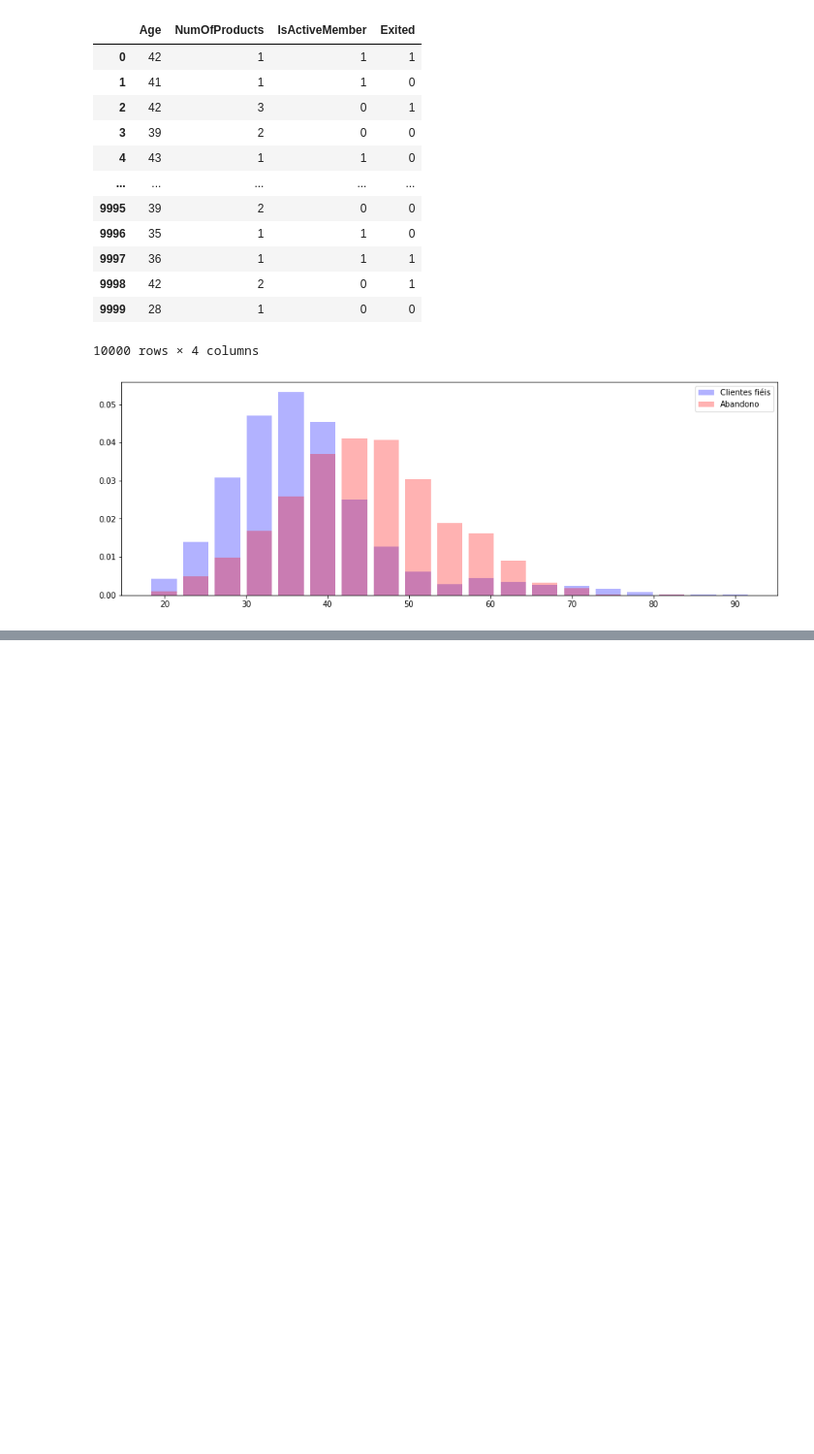
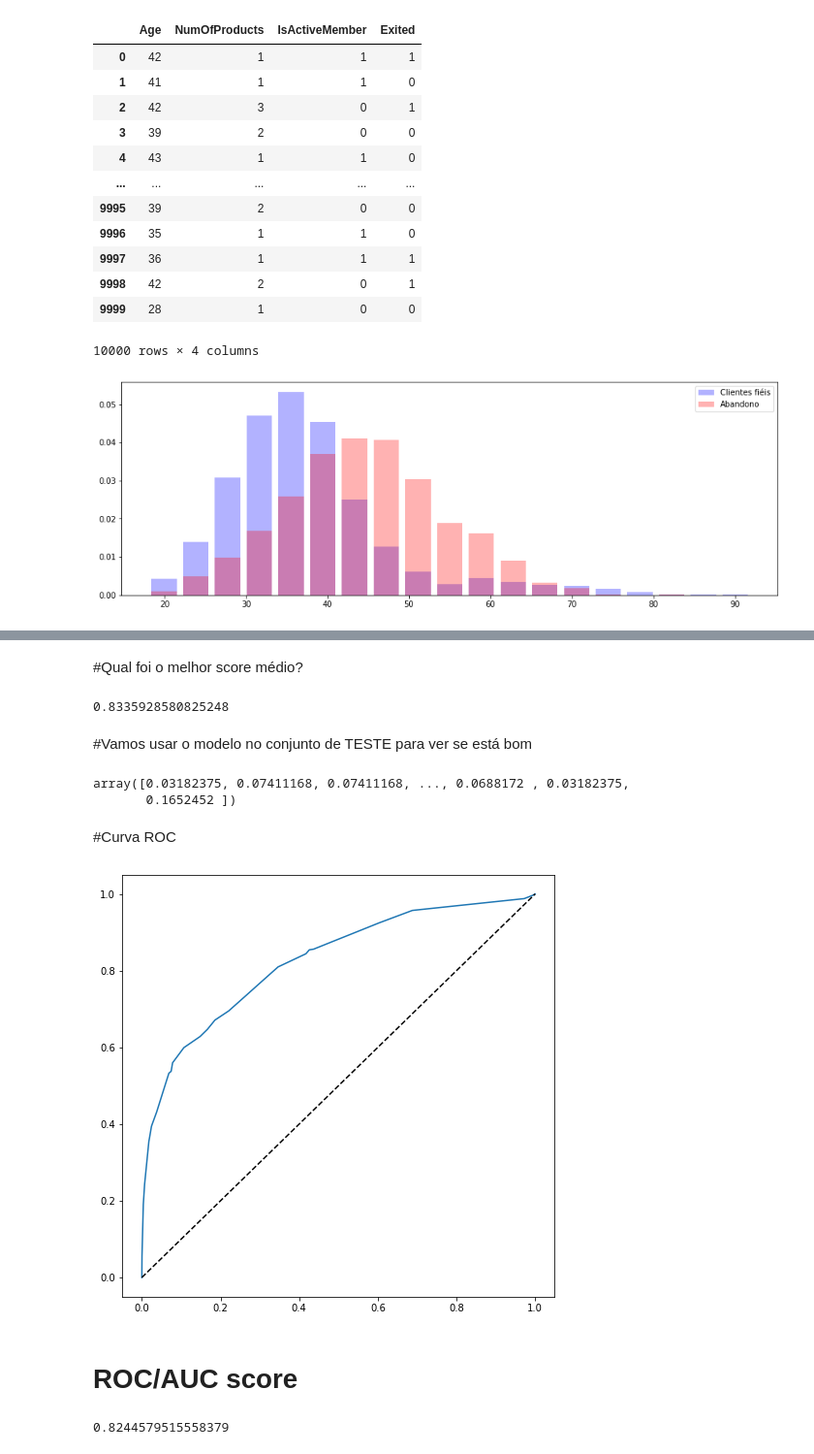
Before and after one commit to Henriquerezer/FLAI-Curso_python_para_data_science, a Jupyter notebook: Rafinha_dos_dados_cursos/Classificação/Aula_arvore_de_decisão.ipynb, the cells around one changed output, grey strips where cells are left out. Shown: that part at 97% size. Drawn from its saved outputs; the diff is of its cells as text; code cells hidden in the pictures; blank space fills up the shorter version.

```diff
--- a/Rafinha_dos_dados_cursos/Classificação/Aula_arvore_de_decisão.ipynb
+++ b/Rafinha_dos_dados_cursos/Classificação/Aula_arvore_de_decisão.ipynb
@@ -54,0 +82,4 @@ y.loc[X.Age >= 40].mean()
+# %%
+from sklearn.model_selection import train_test_split
+
+X_train, X_test, y_train, y_test = train_test_split(X,y, test_size = 0.3, random_state = 42)
@@ -54,0 +88,18 @@ y.loc[X.Age >= 40].mean()
+# %%
+from sklearn.tree import DecisionTreeClassifier
+from sklearn.model_selection import GridSearchCV
+
+parametros = {
+    'max_leaf_nodes': [4,8,16,32,64,128,256,512,1024,2048],
+    'criterion' : ['gini','entropy']
+}
+
+#objeto de gridsearch
+
+grid = GridSearchCV(
+    DecisionTreeClassifier(random_state = 42), #Primeiro argumento: Modelo
+    parametros,                                # SEgundo argumento; Parâmetros
+    cv = 10,                                   # Argumento CV: quantidade de Folds
+    scoring = 'roc_auc',                       # Argumento scoring: Métrica (Métrica mais utilizada)
+    verbose = 5,                               # Argumento "Verbose": mostra na tela
+)
@@ -54,0 +108,2 @@ y.loc[X.Age >= 40].mean()
+# %%
+grid.fit(X_train,y_train)
@@ -54,0 +139,33 @@ y.loc[X.Age >= 40].mean()
+# %% [markdown]
+#Qual foi o melhor score médio?
+# %%
+grid.best_score_
+# %% [output]
+0.8335928580825248
+# %% [markdown]
+#Vamos usar o modelo no conjunto de TESTE para ver se está bom
+# %%
+y_pred = grid.predict_proba(X_test)[:,1]
+y_pred
+# %% [output]
+array([0.03182375, 0.07411168, 0.07411168, ..., 0.0688172 , 0.03182375,
+       0.1652452 ])
+# %% [markdown]
+#Curva ROC
+# %%
+from sklearn.metrics import roc_curve
+
+fpr , tpr, ths = roc_curve(y_test, y_pred)
+
+plt.figure(figsize=(8,8))
+plt.plot(fpr,tpr)
+plt.plot((0,1), (0,1), 'k--'); #LINHA  PONTILHADA
+# %% [output]
+[figure, added]
+# %% [markdown]
+# ROC/AUC  score
+# %%
+from sklearn.metrics import roc_auc_score
+roc_auc_score(y_test , y_pred)
+# %% [output]
+0.8244579515558379
```
Also changed, not shown: parts of 16 cells of this notebook.
